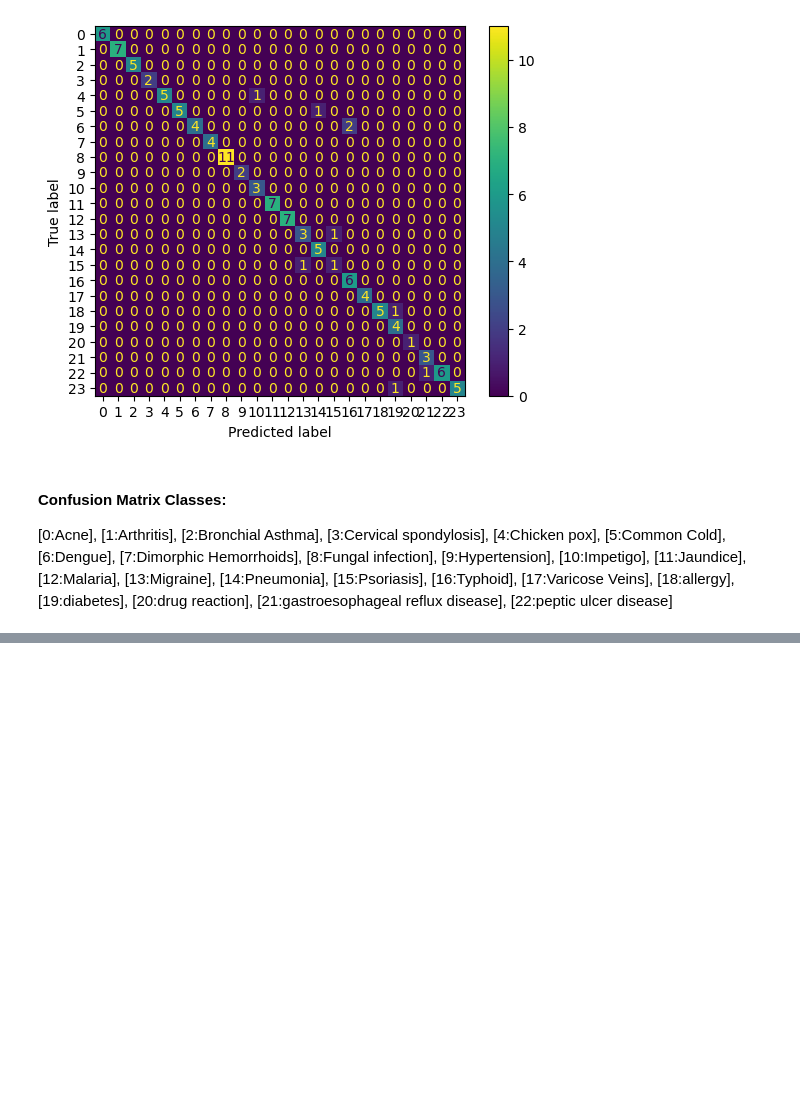
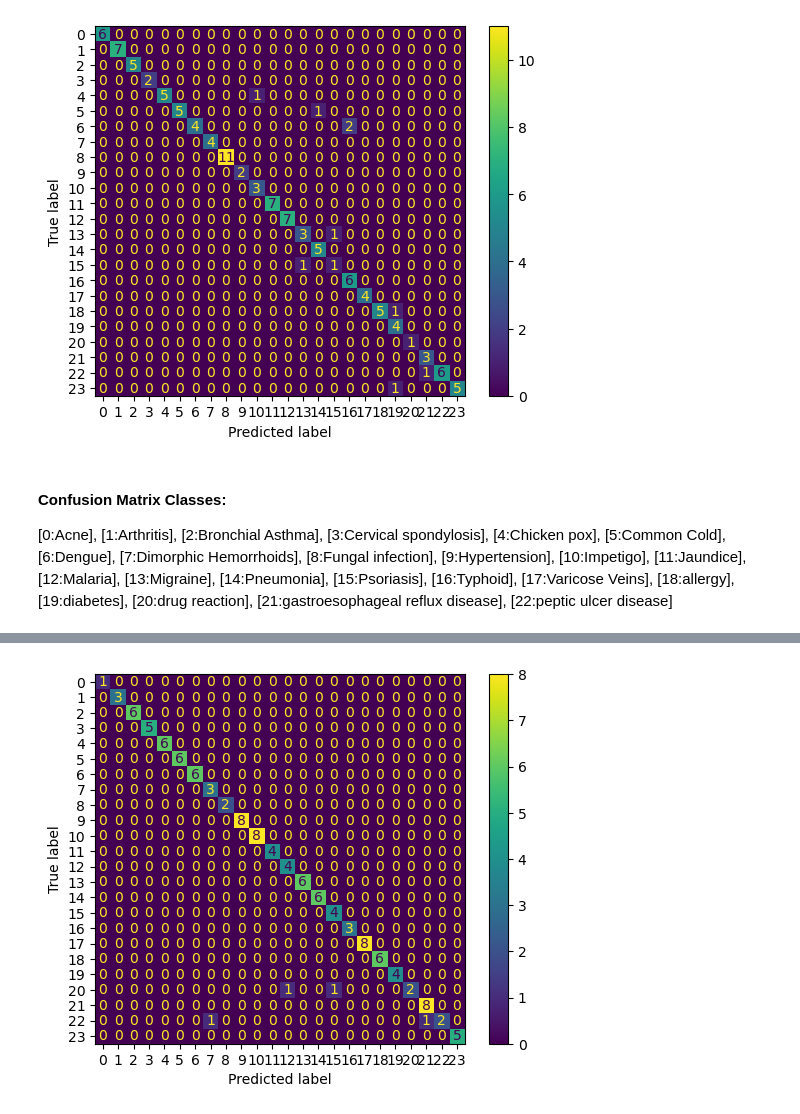
Before and after one commit to t4ai/nlp-medical-diagnosis-classifier, a Jupyter notebook: diagnostic-predictor.ipynb, the cells around one changed output, grey strips where cells are left out. Drawn from its saved outputs; the diff is of its cells as text; code cells hidden in the pictures; blank space fills up the shorter version.

Commit message:
added test data evaluation for both models

```diff
--- a/diagnostic-predictor.ipynb
+++ b/diagnostic-predictor.ipynb
@@ -425,0 +450,4 @@ ConfusionMatrixDisplay(confusion_matrix=confusion_matrix(y_val, y_preds)).plot()
+# %%
+# run predictions and display report
+nbc_test_predictions = clf1.predict(X_test_tfidf)
+print(classification_report(y_test, nbc_test_predictions))
@@ -425,0 +472,5 @@ ConfusionMatrixDisplay(confusion_matrix=confusion_matrix(y_val, y_preds)).plot()
+# %%
+# plot the confusion matrix
+ConfusionMatrixDisplay(confusion_matrix=confusion_matrix(y_test, nbc_test_predictions)).plot();
+# %% [output]
+[figure, added]
```
Also changed, not shown: parts of 16 cells of this notebook, 1 other file.
